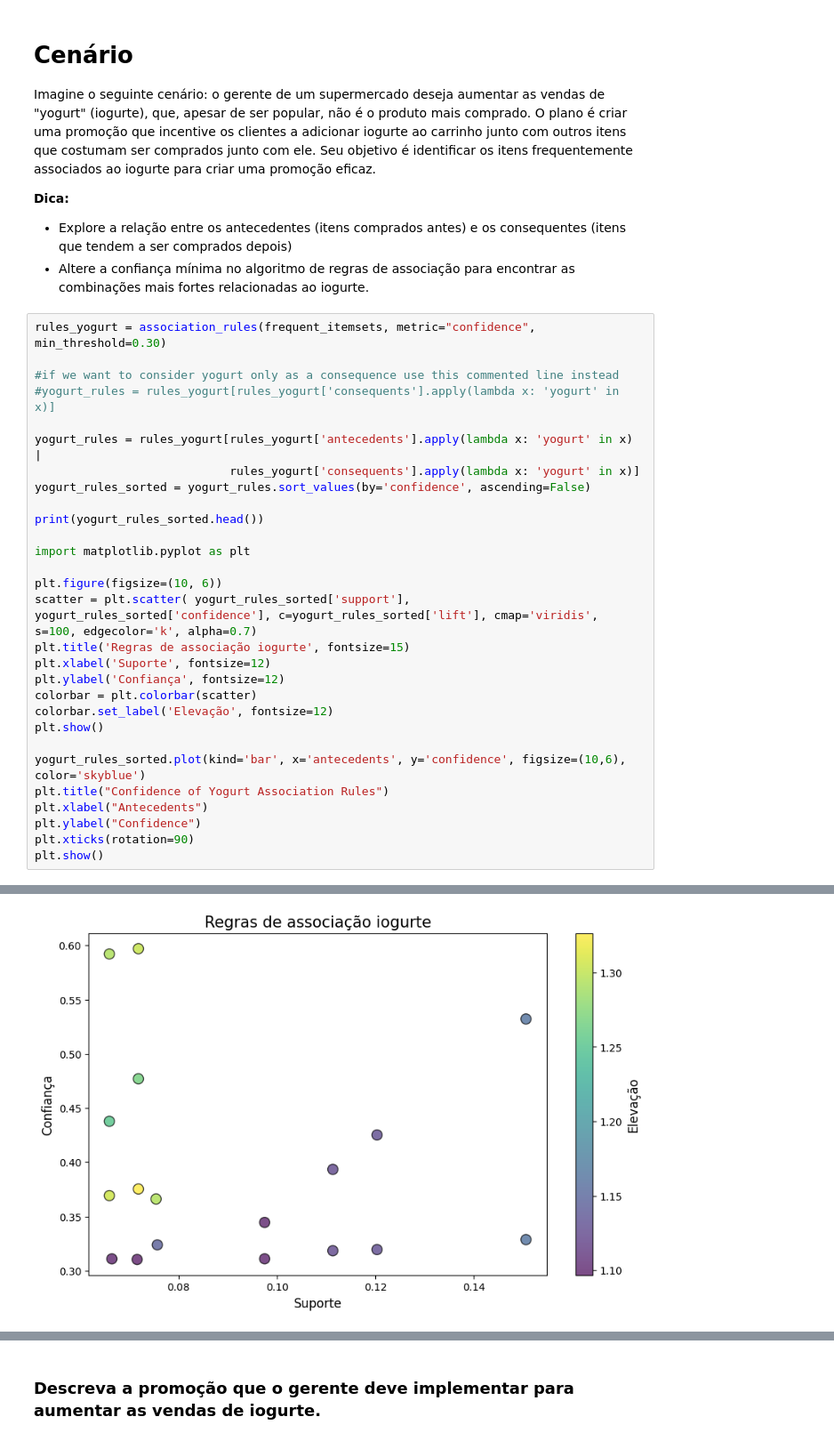
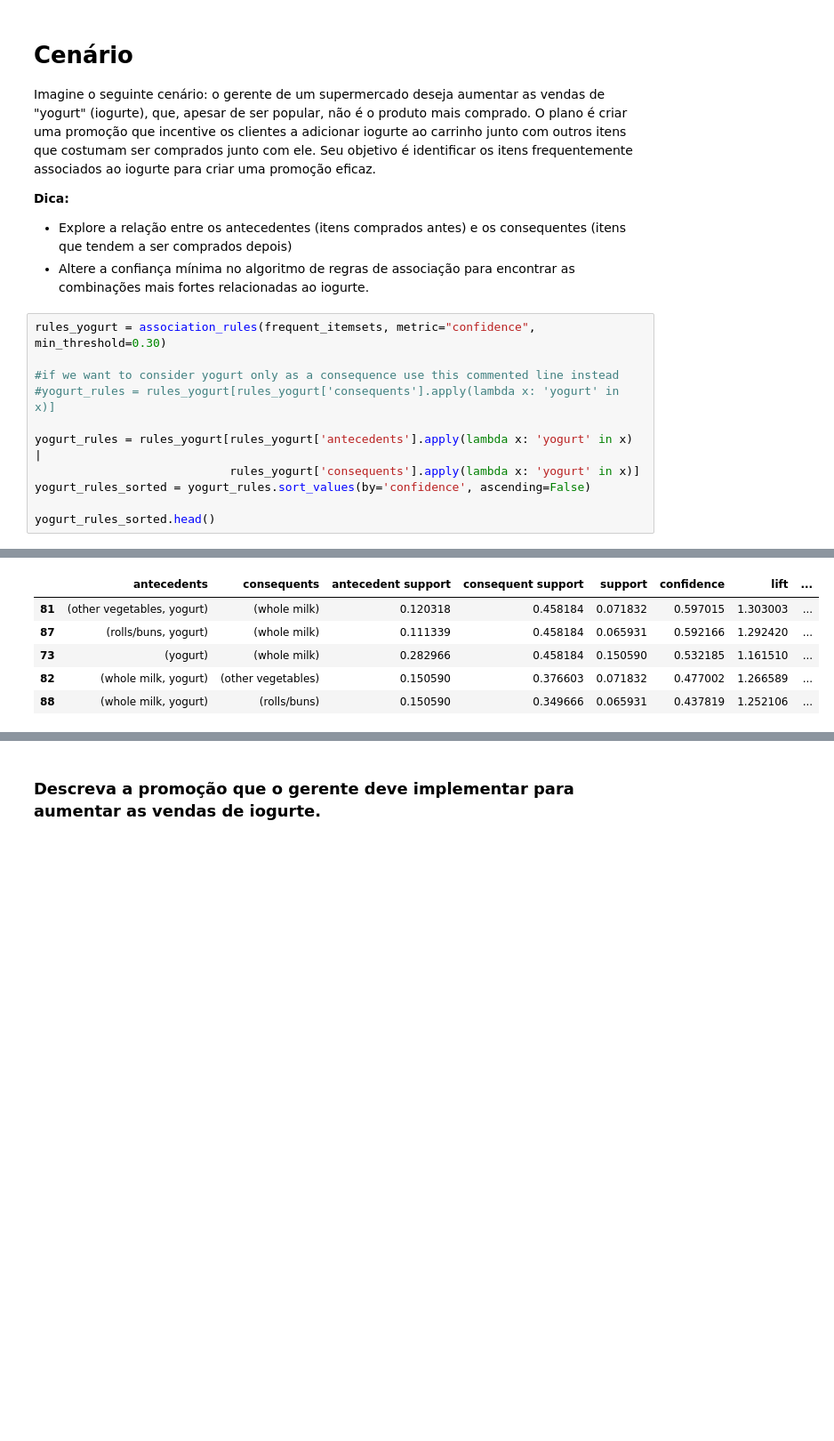
Before and after one commit to Mr-Barros/ENG4502, a Jupyter notebook: Assignment4/Notebook_RegrasAssociação.ipynb, the cells around one changed output, grey strips where cells are left out. Shown at 89% size. Saved outputs shown, nothing was run; the diff lists cells and outputs as text; blank space fills up the shorter version.

```diff
--- a/Assignment4/Notebook_RegrasAssociação.ipynb
+++ b/Assignment4/Notebook_RegrasAssociação.ipynb
@@ -245,23 +216,5 @@ yogurt_rules = rules_yogurt[rules_yogurt['antecedents'].apply(lambda x: 'yogurt'
                             rules_yogurt['consequents'].apply(lambda x: 'yogurt' in x)]
 yogurt_rules_sorted = yogurt_rules.sort_values(by='confidence', ascending=False)
 
-print(yogurt_rules_sorted.head())
-
-import matplotlib.pyplot as plt
-
-plt.figure(figsize=(10, 6))
-scatter = plt.scatter( yogurt_rules_sorted['support'], yogurt_rules_sorted['confidence'], c=yogurt_rules_sorted['lift'], cmap='viridis', s=100, edgecolor='k', alpha=0.7)
-plt.title('Regras de associação iogurte', fontsize=15)
-plt.xlabel('Suporte', fontsize=12)
-plt.ylabel('Confiança', fontsize=12)
-colorbar = plt.colorbar(scatter)
-colorbar.set_label('Elevação', fontsize=12)
-plt.show()
-
-yogurt_rules_sorted.plot(kind='bar', x='antecedents', y='confidence', figsize=(10,6), color='skyblue')
-plt.title("Confidence of Yogurt Association Rules")
-plt.xlabel("Antecedents")
-plt.ylabel("Confidence")
-plt.xticks(rotation=90)
-plt.show()
+yogurt_rules_sorted.head()
 # %% [output]
@@ -288 +220,0 @@ plt.show()
-[figure, removed]
@@ -289,0 +221,6 @@ plt.show()
+|  | antecedents | consequents | antecedent support | consequent support | support | confidence | lift | ... |
+| 81 | (other vegetables, yogurt) | (whole milk) | 0.120318 | 0.458184 | 0.071832 | 0.597015 | 1.303003 | ... |
+| 87 | (rolls/buns, yogurt) | (whole milk) | 0.111339 | 0.458184 | 0.065931 | 0.592166 | 1.292420 | ... |
+| 73 | (yogurt) | (whole milk) | 0.282966 | 0.458184 | 0.150590 | 0.532185 | 1.161510 | ... |
+| 82 | (whole milk, yogurt) | (other vegetables) | 0.150590 | 0.376603 | 0.071832 | 0.477002 | 1.266589 | ... |
+| 88 | (whole milk, yogurt) | (rolls/buns) | 0.150590 | 0.349666 | 0.065931 | 0.437819 | 1.252106 | ... |
```
Also changed, not shown: parts of 9 cells of this notebook, 1 other file.
